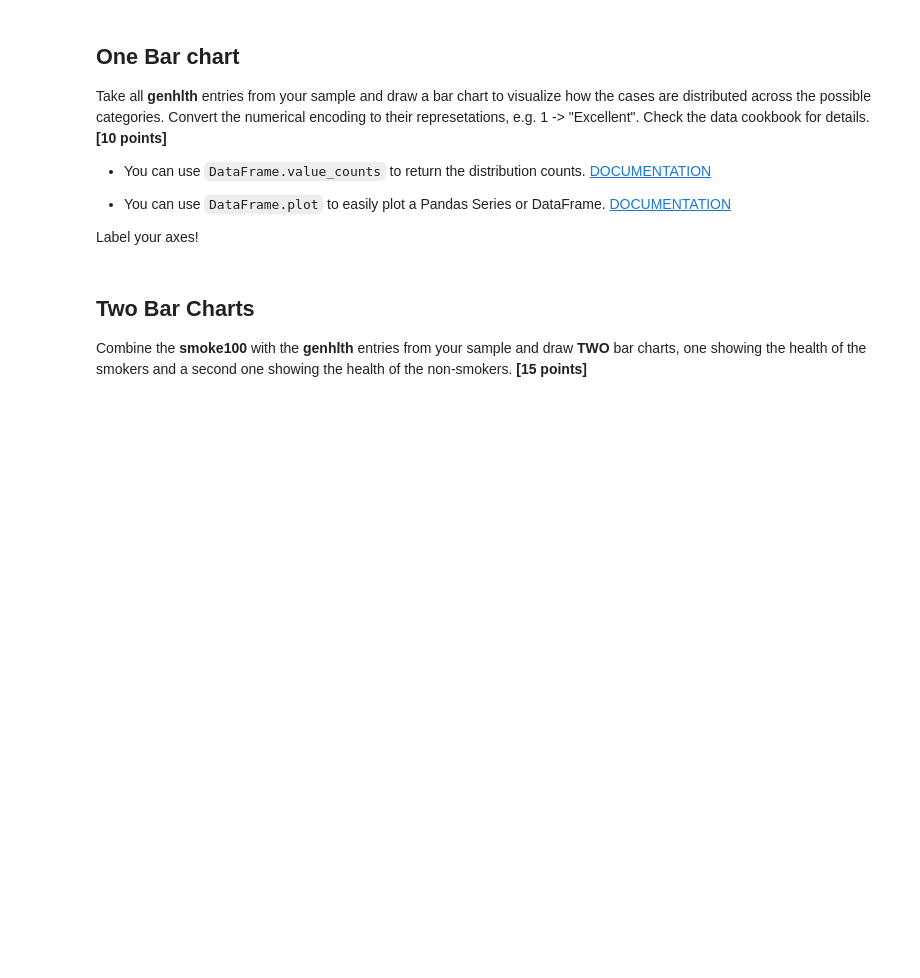
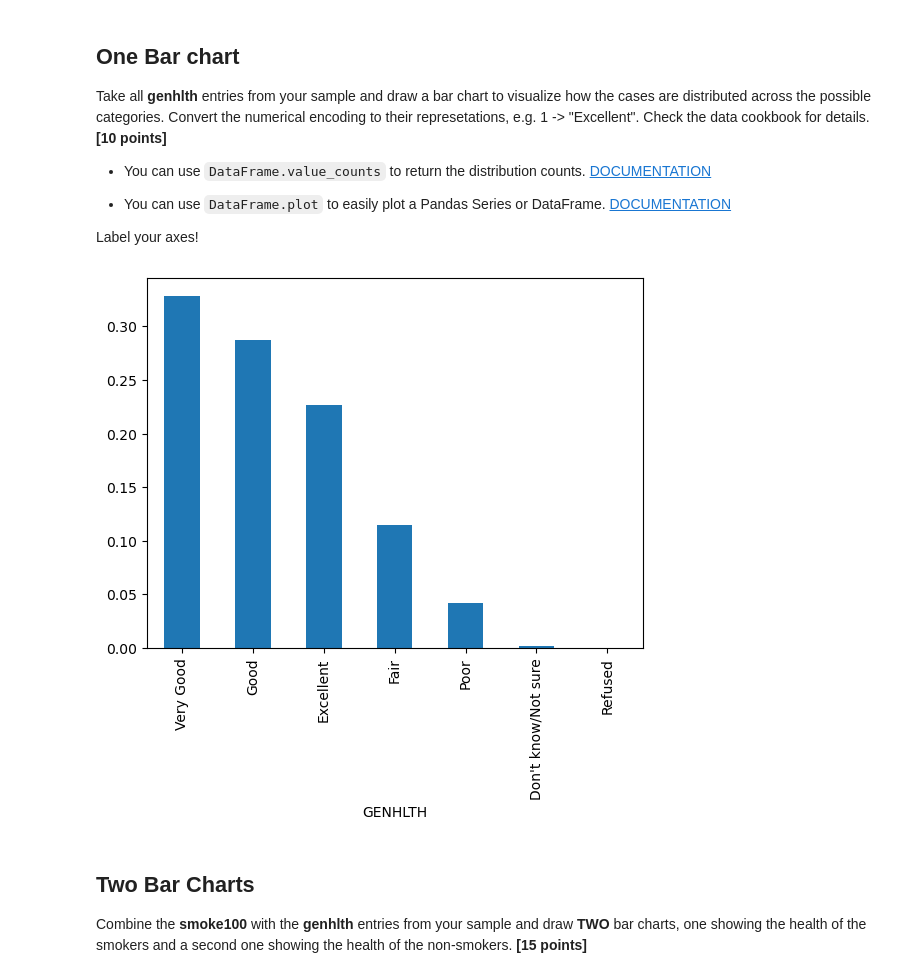
Before and after one commit to DAAP-Summer-2024/intro-to-data-structure-and-data-visualization-inakaefer, a Jupyter notebook: assignment_1.ipynb, the cells around one changed output. Cells and saved outputs as stored; diff of their text form; code cells hidden in the pictures; blank space fills up the shorter version.

Commit message:
genhlth bar chart

```diff
--- a/assignment_1.ipynb
+++ b/assignment_1.ipynb
@@ -172,3 +169,30 @@ plt.show()
+# %%
+def genhlth_meanings(genhlth):
+    if genhlth == 1:
+        return "Excellent"
+    if genhlth == 2:
+        return "Very Good"
+    if genhlth == 3:
+        return "Good"
+    if genhlth == 4:
+        return "Fair"
+    if genhlth == 5:
+        return "Poor"
+    if genhlth == 7:
+        return "Don't know/Not sure"
+    if genhlth == 9:
+        return "Refused"
+
+genhlth_text = selected_columns_only["GENHLTH"].apply(genhlth_meanings)
+
+
+genhlth_distribution_total = genhlth_text.value_counts("GENHLTH")
+
+genhlth_distribution_total.plot(kind="bar")
+
+plt.show()
+# %% [output]
+[figure, added]
 # %% [markdown]
 ## Two Bar Charts
 
```
Also changed, not shown: parts of 3 cells of this notebook, 2 other files.
